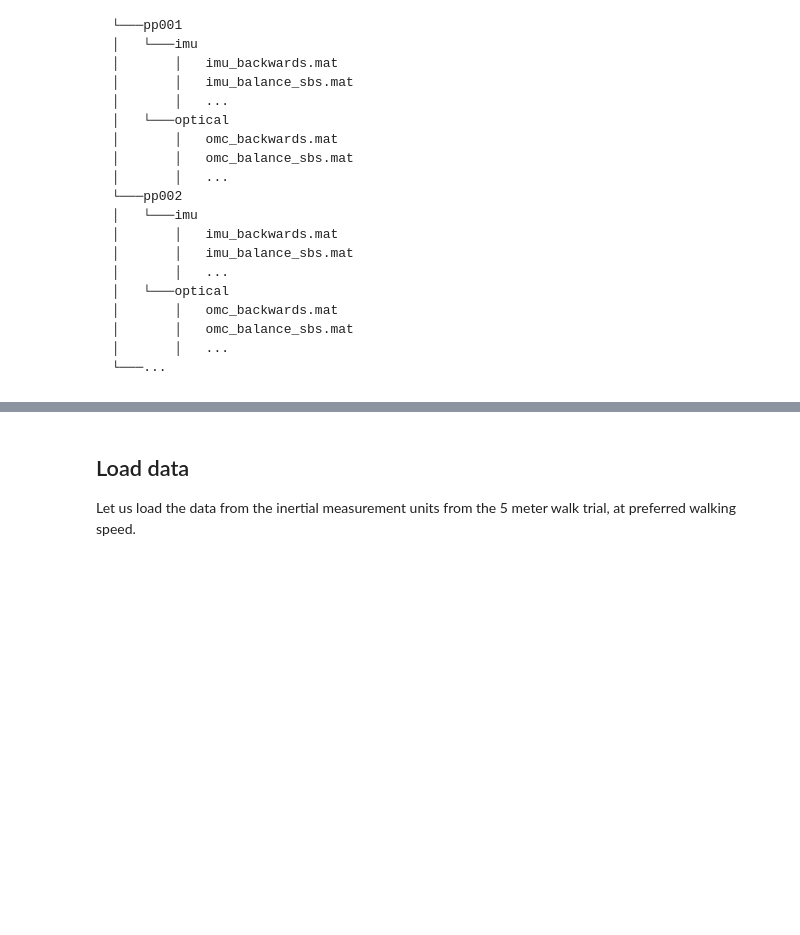
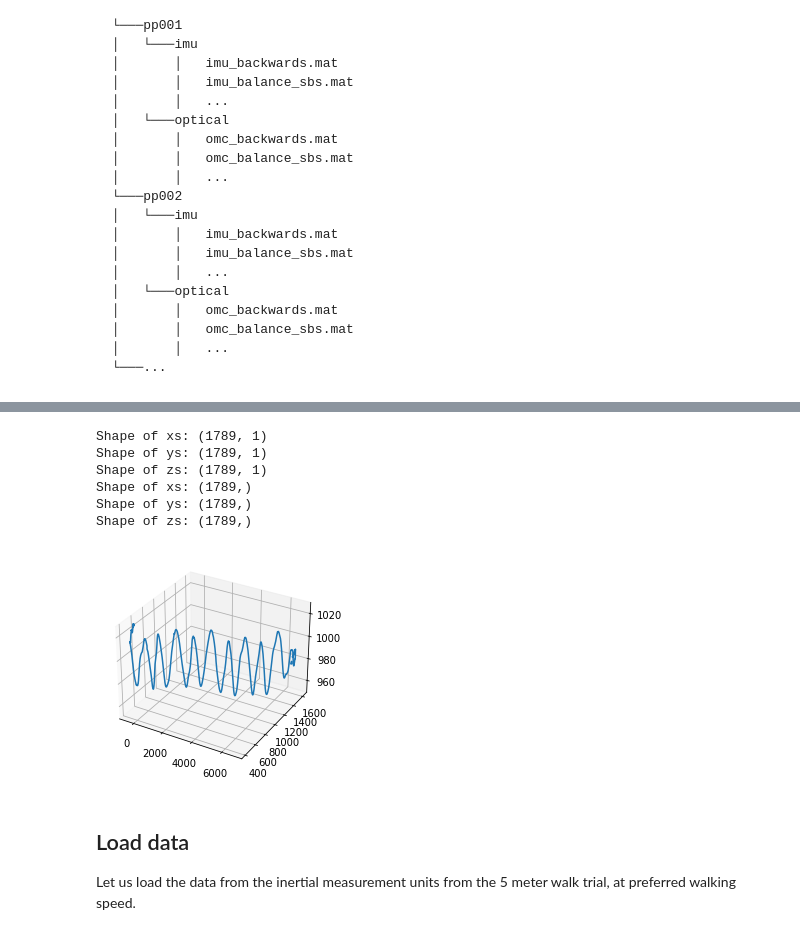
Before and after one commit to neurogeriatricskiel/pymocap, a Jupyter notebook: test_dataset.ipynb, the cells around one changed output, grey strips where cells are left out. Saved outputs shown, nothing was run; the diff lists cells and outputs as text; code cells hidden in the pictures; blank space fills up the shorter version.

```diff
--- a/test_dataset.ipynb
+++ b/test_dataset.ipynb
@@ -48,8 +46,24 @@ print(participant_ids)
 # %%
+# Set trials of interest
+trial_name = "walk_preferred"
+
 # For each participant id
 for pid in participant_ids[:1]:
 
     # Get a list of IMU data files
     imu_files = [fname for fname in os.listdir(os.path.join(PARENT_FOLDER, pid, "imu")) if fname.endswith(".mat")]
-print(imu_files)
+
+    # For each file
+    for imu_filename in imu_files:
+
+        if trial_name in imu_filename:
+
+            # Check if there is a valid `omc` data file available
+            if os.path.isfile(os.path.join(PARENT_FOLDER, pid, "optical", imu_filename.replace("imu_", "omc_"))):
+                omc_filename = imu_filename.replace("imu_", "omc_")
+                print(f"IMU data: {imu_filename:s}")
+                print(f"OMC data: {omc_filename:s}")
+
+                # Load marker data
+                marker_data = _load_file(os.path.join(PARENT_FOLDER, pid, "optical", omc_filename))
 # %% [output]
@@ -57,3 +249,37 @@ print(imu_files)
+# %%
+xs = marker_data["pos"][:,0,ix_label]
+ys = marker_data["pos"][:,1,ix_label]
+zs = marker_data["pos"][:,2,ix_label]
+print(f"Shape of xs: {xs.shape}\nShape of ys: {ys.shape}\nShape of zs: {zs.shape}")
+
+xs = xs.reshape(-1,)
+ys = ys.reshape(-1,)
+zs = zs.reshape(-1,)
+print(f"Shape of xs: {xs.shape}\nShape of ys: {ys.shape}\nShape of zs: {zs.shape}")
+
+fig = go.Figure()
+fig.add_trace(go.Scatter3d(x=xs, y=ys, z=zs, marker=dict(size=1), line=dict(width=1)))
+fig.show()
+# %% [output]
+Shape of xs: (1789, 1)
+Shape of ys: (1789, 1)
+Shape of zs: (1789, 1)
+Shape of xs: (1789,)
+Shape of ys: (1789,)
+Shape of zs: (1789,)
+# %%
+# Generate data
+xs = marker_data["pos"][:,0,ix_label][:,0]
+ys = marker_data["pos"][:,1,ix_label][:,0]
+zs = marker_data["pos"][:,2,ix_label][:,0]
+
+# Instantiate figure object
+fig = plt.figure()
+ax = fig.add_subplot(111, projection="3d")  # add axes object to figure
+ax.plot(xs, ys, zs)
+plt.show()
+# %% [output]
+[figure, added]
 # %% [markdown]
 ## Load data
 Let us load the data from the inertial measurement units from the 5 meter walk trial, at preferred walking speed.
```
Also changed, not shown: parts of 20 cells of this notebook, 3 other files.
